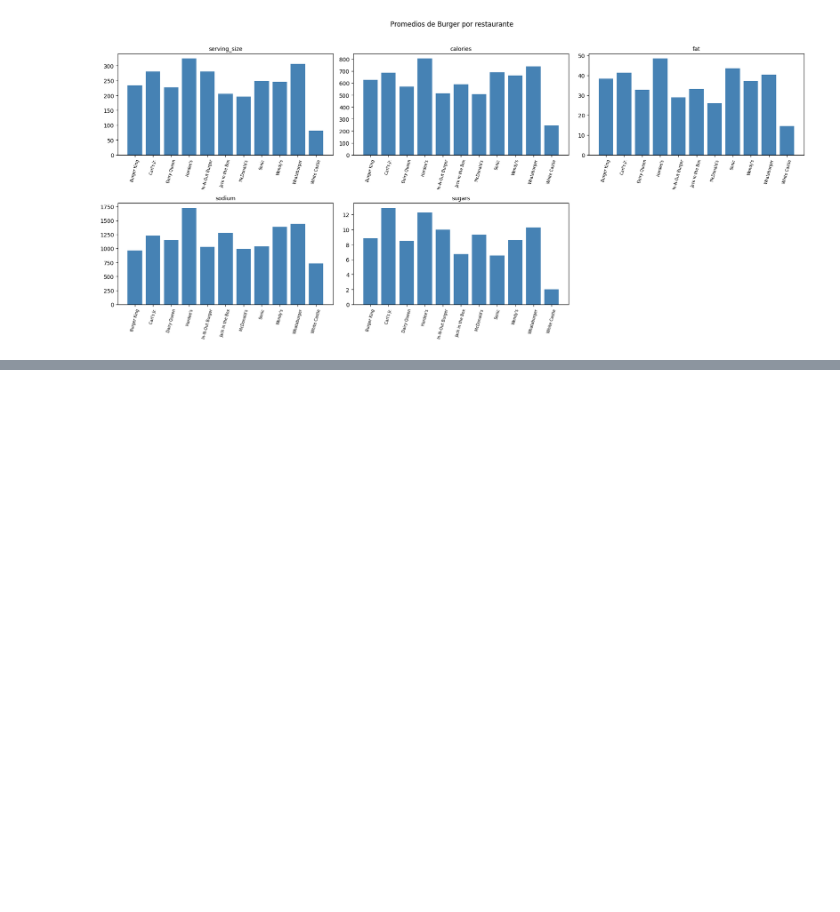
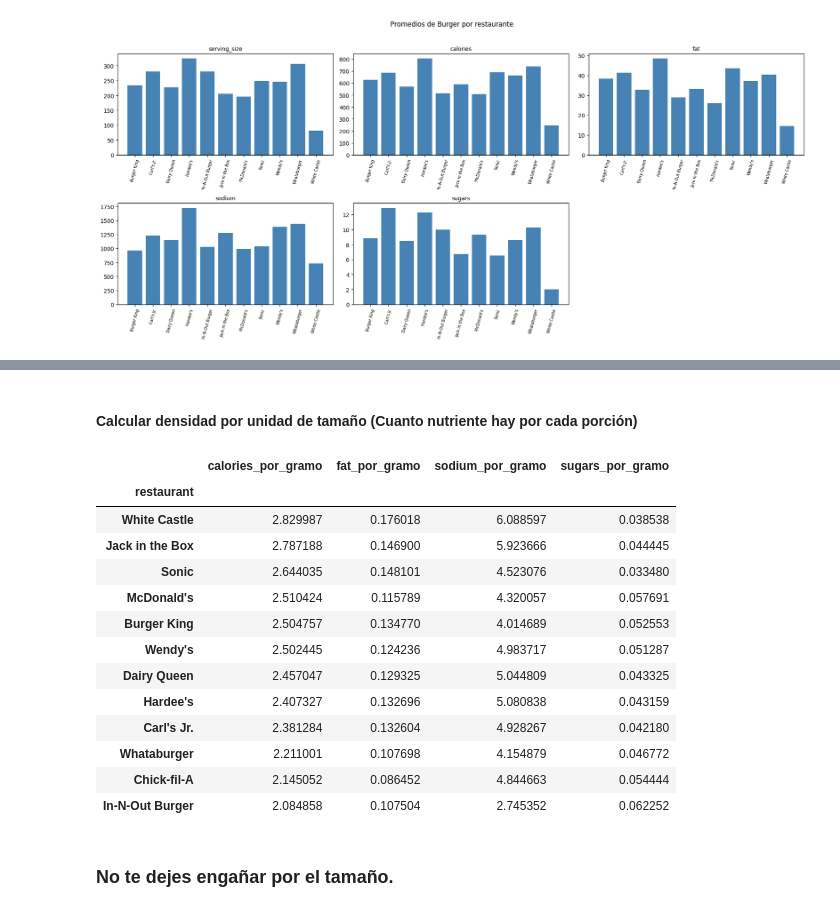
Before and after one commit to juan1jose3/pandas_stuff, a Jupyter notebook: restaurant_stats/stats.ipynb, the cells around one changed output, grey strips where cells are left out. Drawn from its saved outputs; the diff is of its cells as text; code cells hidden in the pictures; blank space fills up the shorter version.

Commit message:
no te dejes engañar por el tamaño

```diff
--- a/restaurant_stats/stats.ipynb
+++ b/restaurant_stats/stats.ipynb
@@ -263,0 +324,33 @@ plt.show()
+# %% [markdown]
+#### Calcular densidad por unidad de tamaño (Cuanto nutriente hay por cada porción)
+# %%
+nutrientes = ["calories", "fat", "sodium", "sugars"]
+
+densidad = csv_data.copy()
+for col in nutrientes:
+    densidad[f"{col}_por_gramo"] = densidad[col] / densidad["serving_size"]
+
+densidad_restaurante = (
+    densidad.groupby("restaurant")[[f"{col}_por_gramo" for col in nutrientes]]
+    .mean()
+    .sort_values("calories_por_gramo", ascending=False)
+)
+
+densidad_restaurante
+# %% [output]
+|  | calories_por_gramo | fat_por_gramo | sodium_por_gramo | sugars_por_gramo |
+| restaurant |  |  |  |  |
+| White Castle | 2.829987 | 0.176018 | 6.088597 | 0.038538 |
+| Jack in the Box | 2.787188 | 0.146900 | 5.923666 | 0.044445 |
+| Sonic | 2.644035 | 0.148101 | 4.523076 | 0.033480 |
+| McDonald's | 2.510424 | 0.115789 | 4.320057 | 0.057691 |
+| Burger King | 2.504757 | 0.134770 | 4.014689 | 0.052553 |
+| Wendy's | 2.502445 | 0.124236 | 4.983717 | 0.051287 |
+| Dairy Queen | 2.457047 | 0.129325 | 5.044809 | 0.043325 |
+| Hardee's | 2.407327 | 0.132696 | 5.080838 | 0.043159 |
+| Carl's Jr. | 2.381284 | 0.132604 | 4.928267 | 0.042180 |
+| Whataburger | 2.211001 | 0.107698 | 4.154879 | 0.046772 |
+| Chick-fil-A | 2.145052 | 0.086452 | 4.844663 | 0.054444 |
+| In-N-Out Burger | 2.084858 | 0.107504 | 2.745352 | 0.062252 |
+# %% [markdown]
+### No te dejes engañar por el tamaño.
```
Also changed, not shown: parts of 3 cells of this notebook.
